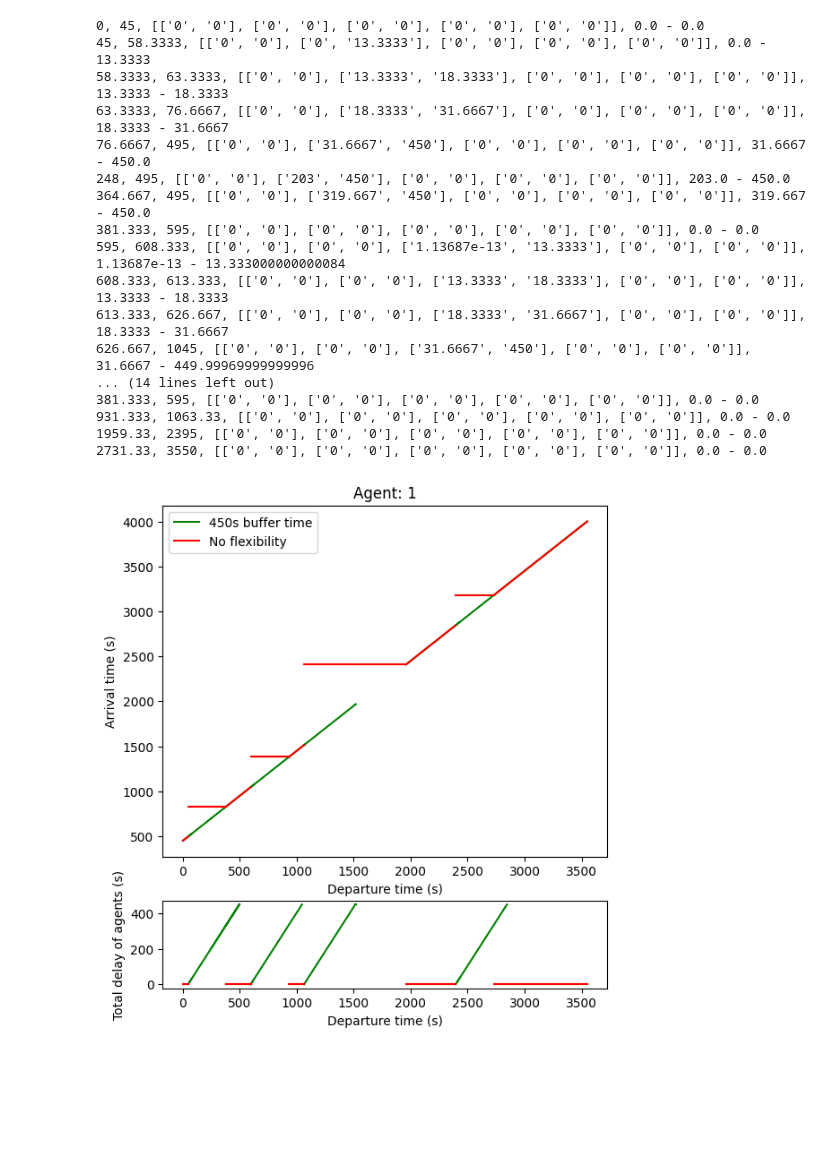
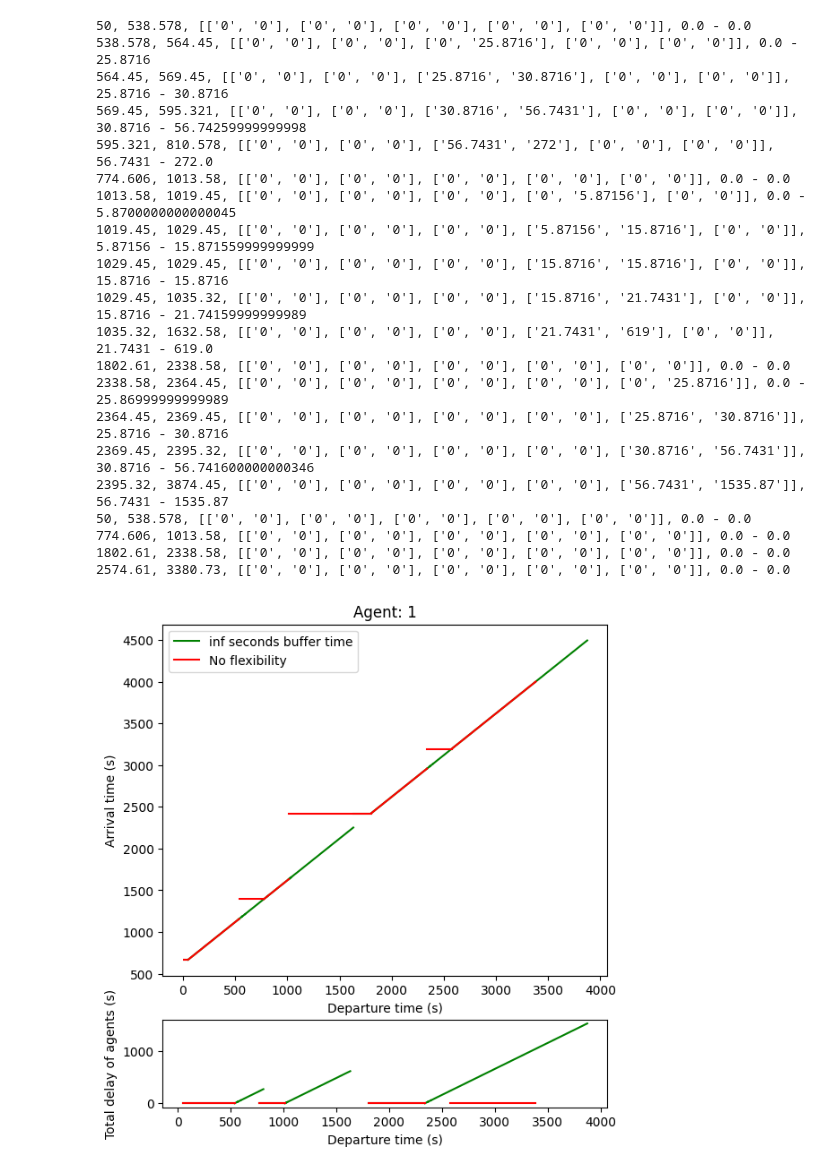
Before and after one commit to GoodGuyMe/delay-replanning-slack, a Jupyter notebook: experiments/blocking_experiments.ipynb, the cells around one changed output. Cells and saved outputs as stored; diff of their text form; code cells hidden in the pictures; blank space fills up the shorter version.

```diff
--- a/experiments/blocking_experiments.ipynb
+++ b/experiments/blocking_experiments.ipynb
@@ -31,16 +31,16 @@ def plot_atf(segments, label, color, eatfs, fig, axs):
 
         print(f"{alpha}, {beta}, {gammas}, {min_gamma} - {max_gamma}")
 
-def generate_intervals(max_delay, layout, scenario, agent, agent_speed, move, fig, axs, color):
+def generate_intervals(max_buffer, layout, scenario, agent, agent_speed, move, fig, axs, color):
     # Generate intervals
-    # generate.time_safe_intervals_and_write(layout, scenario, agent["trainNumber"], agent_speed, "output", max_delay)
-    generate.time_safe_intervals_and_write(layout, scenario, -1, 30, "output", max_delay)
+    generate.time_safe_intervals_and_write(layout, scenario, agent["trainNumber"], agent_speed, "output", max_buffer)
+    # generate.time_safe_intervals_and_write(layout, scenario, -1, 30, "output", max_buffer)
     # start = "r-n3_2" if agent["trainNumber"] == 1 else "t-n3_1"
     start = "r-n3_2"
-    timeout = 60
+    timeout = 10
     try:
         # proc = subprocess.run(["atsipp.exe", "--start", start, "--goal", "r-14", "--edgegraph", "output", "--search", "repeat", "--startTime", str(move["startTime"])], timeout=20, stdout=subprocess.PIPE, stderr=subprocess.DEVNULL)
-        proc = subprocess.run(["Y:/Uni/Thesis/executable/atsipp.exe", "--start", "r-n3_2", "--goal", "r-14", "--edgegraph", "output", "--search", "repeat", "--startTime", "0"], timeout=timeout, stdout=subprocess.PIPE, stderr=subprocess.DEVNULL)
+        proc = subprocess.run(["Y:/Uni/Thesis/executable/atsipp.exe", "--start", start, "--goal", "r-14", "--edgegraph", "output", "--search", "repeat", "--startTime", str(move["startTime"])], timeout=timeout, stdout=subprocess.PIPE, stderr=subprocess.DEVNULL)
 
     except subprocess.TimeoutExpired:
         print(f'Timeout for repeat ({timeout}s) expired')
@@ -52,7 +52,7 @@ def generate_intervals(max_delay, layout, scenario, agent, agent_speed, move, fi
         metadata, catf, paths, eatfs = parse_list_of_outputs(repeat_output)
         # print(f"eats: {eatfs}")
         # print(f"cats: {catf}")
-        label = f"{max_delay}s buffer time" if max_delay > 0 else "No flexibility"
+        label = f"{max_buffer} seconds buffer time" if max_buffer > 0 else "No flexibility"
         plot_atf(catf, label, color, eatfs, fig, axs)
 # %%
 # Run RePeAT to get multiple plans
@@ -61,51 +61,53 @@ layout =   "../data/single_track/woho.json"
 
 scenario_data = json.load(open(scenario))
 train_types = {x["name"]: x for x in scenario_data["types"]}
 for agent in scenario_data['trains']:
     # Get the global end time of scenario
     scenario_end_time = 0
     for i in range(len(agent["movements"])):
         move = agent["movements"][i]
         if 2 * move["endTime"] > scenario_end_time:
             scenario_end_time = 2 * move["endTime"]
     agent_speed = train_types[agent["trainUnitTypes"][0]]["speed"] * 1.09
     # agent_speed = 60
     for move in agent["movements"]:
         fig, axs = plt.subplots(2, gridspec_kw={"height_ratios": [4, 1]})
 
         # Difference
-        generate_intervals(450, layout, scenario, agent, agent_speed, move, fig, axs, color="green")
-        # generate_intervals(300, layout, scenario, agent, agent_speed, move, color="blue")
+        generate_intervals(float("inf"), layout, scenario, agent, agent_speed, move, fig, axs, color="green")
+        # generate_intervals(1000, layout, scenario, agent, agent_speed, move, fig, axs, color="blue")
 
         # baseline
         generate_intervals(0,   layout, scenario, agent, agent_speed, move, fig, axs, color="red")
 
         title = f"Agent: {agent['trainNumber']}"
         axs[0].set_xlabel("Departure time (s)")
         axs[1].set_xlabel("Departure time (s)")
         axs[0].set_ylabel("Arrival time (s)")
         axs[1].set_ylabel("Total delay of agents (s)")
         axs[0].set_title(title)
         axs[0].legend()
         fig.set_figheight(7)
         plt.show()
-    break
 # %% [output]
-0, 45, [['0', '0'], ['0', '0'], ['0', '0'], ['0', '0'], ['0', '0']], 0.0 - 0.0
-45, 58.3333, [['0', '0'], ['0', '13.3333'], ['0', '0'], ['0', '0'], ['0', '0']], 0.0 - 13.3333
-58.3333, 63.3333, [['0', '0'], ['13.3333', '18.3333'], ['0', '0'], ['0', '0'], ['0', '0']], 13.3333 - 18.3333
-63.3333, 76.6667, [['0', '0'], ['18.3333', '31.6667'], ['0', '0'], ['0', '0'], ['0', '0']], 18.3333 - 31.6667
-76.6667, 495, [['0', '0'], ['31.6667', '450'], ['0', '0'], ['0', '0'], ['0', '0']], 31.6667 - 450.0
-248, 495, [['0', '0'], ['203', '450'], ['0', '0'], ['0', '0'], ['0', '0']], 203.0 - 450.0
-364.667, 495, [['0', '0'], ['319.667', '450'], ['0', '0'], ['0', '0'], ['0', '0']], 319.667 - 450.0
-381.333, 595, [['0', '0'], ['0', '0'], ['0', '0'], ['0', '0'], ['0', '0']], 0.0 - 0.0
-595, 608.333, [['0', '0'], ['0', '0'], ['1.13687e-13', '13.3333'], ['0', '0'], ['0', '0']], 1.13687e-13 - 13.333000000000084
-608.333, 613.333, [['0', '0'], ['0', '0'], ['13.3333', '18.3333'], ['0', '0'], ['0', '0']], 13.3333 - 18.3333
-613.333, 626.667, [['0', '0'], ['0', '0'], ['18.3333', '31.6667'], ['0', '0'], ['0', '0']], 18.3333 - 31.6667
-626.667, 1045, [['0', '0'], ['0', '0'], ['31.6667', '450'], ['0', '0'], ['0', '0']], 31.6667 - 449.99969999999996
-... (14 lines left out)
-381.333, 595, [['0', '0'], ['0', '0'], ['0', '0'], ['0', '0'], ['0', '0']], 0.0 - 0.0
-931.333, 1063.33, [['0', '0'], ['0', '0'], ['0', '0'], ['0', '0'], ['0', '0']], 0.0 - 0.0
-1959.33, 2395, [['0', '0'], ['0', '0'], ['0', '0'], ['0', '0'], ['0', '0']], 0.0 - 0.0
-2731.33, 3550, [['0', '0'], ['0', '0'], ['0', '0'], ['0', '0'], ['0', '0']], 0.0 - 0.0
+50, 538.578, [['0', '0'], ['0', '0'], ['0', '0'], ['0', '0'], ['0', '0']], 0.0 - 0.0
+538.578, 564.45, [['0', '0'], ['0', '0'], ['0', '25.8716'], ['0', '0'], ['0', '0']], 0.0 - 25.8716
+564.45, 569.45, [['0', '0'], ['0', '0'], ['25.8716', '30.8716'], ['0', '0'], ['0', '0']], 25.8716 - 30.8716
+569.45, 595.321, [['0', '0'], ['0', '0'], ['30.8716', '56.7431'], ['0', '0'], ['0', '0']], 30.8716 - 56.74259999999998
+595.321, 810.578, [['0', '0'], ['0', '0'], ['56.7431', '272'], ['0', '0'], ['0', '0']], 56.7431 - 272.0
+774.606, 1013.58, [['0', '0'], ['0', '0'], ['0', '0'], ['0', '0'], ['0', '0']], 0.0 - 0.0
+1013.58, 1019.45, [['0', '0'], ['0', '0'], ['0', '0'], ['0', '5.87156'], ['0', '0']], 0.0 - 5.8700000000000045
+1019.45, 1029.45, [['0', '0'], ['0', '0'], ['0', '0'], ['5.87156', '15.8716'], ['0', '0']], 5.87156 - 15.871559999999999
+1029.45, 1029.45, [['0', '0'], ['0', '0'], ['0', '0'], ['15.8716', '15.8716'], ['0', '0']], 15.8716 - 15.8716
+1029.45, 1035.32, [['0', '0'], ['0', '0'], ['0', '0'], ['15.8716', '21.7431'], ['0', '0']], 15.8716 - 21.74159999999989
+1035.32, 1632.58, [['0', '0'], ['0', '0'], ['0', '0'], ['21.7431', '619'], ['0', '0']], 21.7431 - 619.0
+1802.61, 2338.58, [['0', '0'], ['0', '0'], ['0', '0'], ['0', '0'], ['0', '0']], 0.0 - 0.0
+2338.58, 2364.45, [['0', '0'], ['0', '0'], ['0', '0'], ['0', '0'], ['0', '25.8716']], 0.0 - 25.86999999999989
+2364.45, 2369.45, [['0', '0'], ['0', '0'], ['0', '0'], ['0', '0'], ['25.8716', '30.8716']], 25.8716 - 30.8716
+2369.45, 2395.32, [['0', '0'], ['0', '0'], ['0', '0'], ['0', '0'], ['30.8716', '56.7431']], 30.8716 - 56.741600000000346
+2395.32, 3874.45, [['0', '0'], ['0', '0'], ['0', '0'], ['0', '0'], ['56.7431', '1535.87']], 56.7431 - 1535.87
+50, 538.578, [['0', '0'], ['0', '0'], ['0', '0'], ['0', '0'], ['0', '0']], 0.0 - 0.0
+774.606, 1013.58, [['0', '0'], ['0', '0'], ['0', '0'], ['0', '0'], ['0', '0']], 0.0 - 0.0
+1802.61, 2338.58, [['0', '0'], ['0', '0'], ['0', '0'], ['0', '0'], ['0', '0']], 0.0 - 0.0
+2574.61, 3380.73, [['0', '0'], ['0', '0'], ['0', '0'], ['0', '0'], ['0', '0']], 0.0 - 0.0
-[figure, old version]
+[figure, new version]
```
Also changed, not shown: parts of 1 cell of this notebook, 1 other file.
